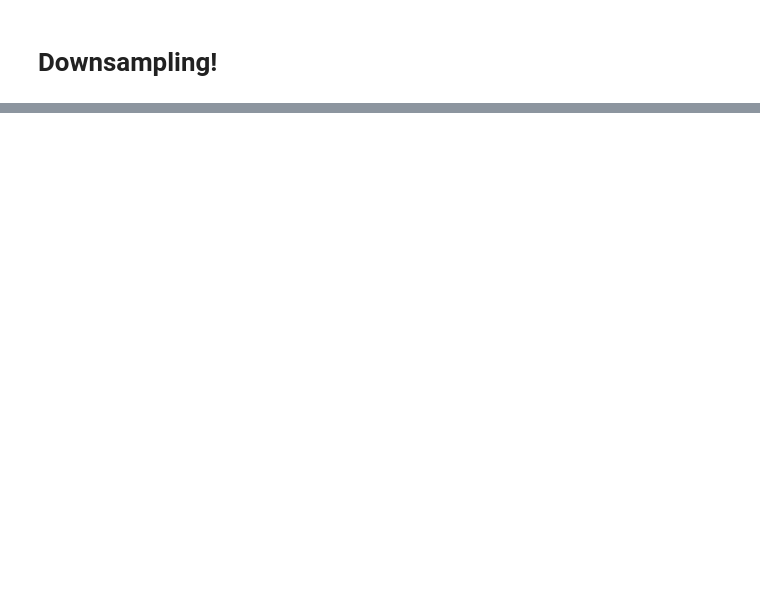
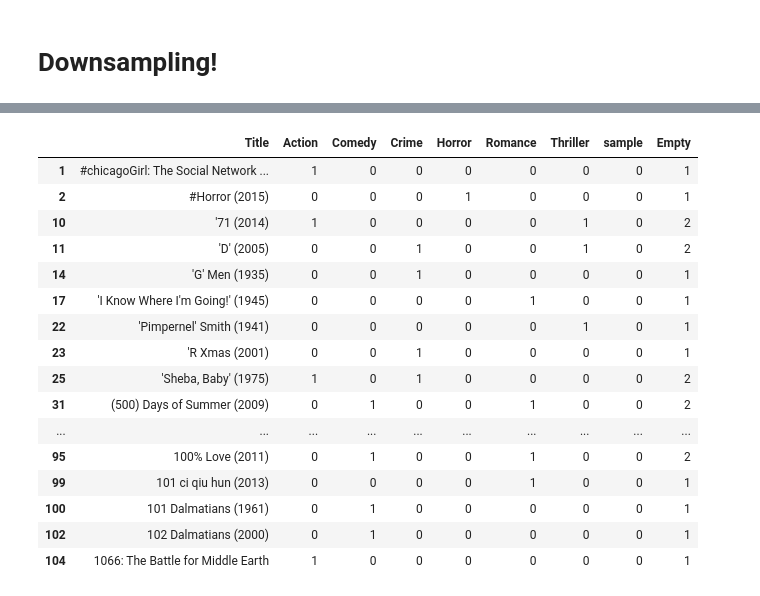
Before and after one commit to ctaruc/134MHCP, a Jupyter notebook: Movie Project Harv-Copy1.ipynb, the cells around one changed output, grey strips where cells are left out. Saved outputs shown, nothing was run; the diff lists cells and outputs as text; code cells hidden in the pictures; blank space fills up the shorter version.

Commit message:
Undersampling dataset and new neural network

```diff
--- a/Movie Project Harv-Copy1.ipynb
+++ b/Movie Project Harv-Copy1.ipynb
@@ -142,0 +341,7 @@ sixgenres.to_pickle('6Genres')
+# %%
+comedy = df[df['Comedy'] == 1]
+# %%
+np.random.seed = 1
+b = np.random.choice(comedy.Title,size = 4000, replace = False)
+# %%
+df2 = comedy[comedy['Title'].isin(b)]
@@ -142,0 +377,22 @@ sixgenres.to_pickle('6Genres')
+# %%
+df3 = df[(df['Title'].isin(df2.Title) & df['Comedy'] == 1) | (df['Comedy'] == 0)]
+# %%
+df3.head(50)
+# %% [output]
+|  | Title | Action | Comedy | Crime | Horror | Romance | Thriller | sample | Empty |
+| 1 | #chicagoGirl: The Social Network ... | 1 | 0 | 0 | 0 | 0 | 0 | 0 | 1 |
+| 2 | #Horror (2015) | 0 | 0 | 0 | 1 | 0 | 0 | 0 | 1 |
+| 10 | '71 (2014) | 1 | 0 | 0 | 0 | 0 | 1 | 0 | 2 |
+| 11 | 'D' (2005) | 0 | 0 | 1 | 0 | 0 | 1 | 0 | 2 |
+| 14 | 'G' Men (1935) | 0 | 0 | 1 | 0 | 0 | 0 | 0 | 1 |
+| 17 | 'I Know Where I'm Going!' (1945) | 0 | 0 | 0 | 0 | 1 | 0 | 0 | 1 |
+| 22 | 'Pimpernel' Smith (1941) | 0 | 0 | 0 | 0 | 0 | 1 | 0 | 1 |
+| 23 | 'R Xmas (2001) | 0 | 0 | 1 | 0 | 0 | 0 | 0 | 1 |
+| 25 | 'Sheba, Baby' (1975) | 1 | 0 | 1 | 0 | 0 | 0 | 0 | 2 |
+| 31 | (500) Days of Summer (2009) | 0 | 1 | 0 | 0 | 1 | 0 | 0 | 2 |
+| ... | ... | ... | ... | ... | ... | ... | ... | ... | ... |
+| 95 | 100% Love (2011) | 0 | 1 | 0 | 0 | 1 | 0 | 0 | 2 |
+| 99 | 101 ci qiu hun (2013) | 0 | 0 | 0 | 0 | 1 | 0 | 0 | 1 |
+| 100 | 101 Dalmatians (1961) | 0 | 1 | 0 | 0 | 0 | 0 | 0 | 1 |
+| 102 | 102 Dalmatians (2000) | 0 | 1 | 0 | 0 | 0 | 0 | 0 | 1 |
+| 104 | 1066: The Battle for Middle Earth | 1 | 0 | 0 | 0 | 0 | 0 | 0 | 1 |
```
Also changed, not shown: parts of 24 cells of this notebook, 4 other files.
